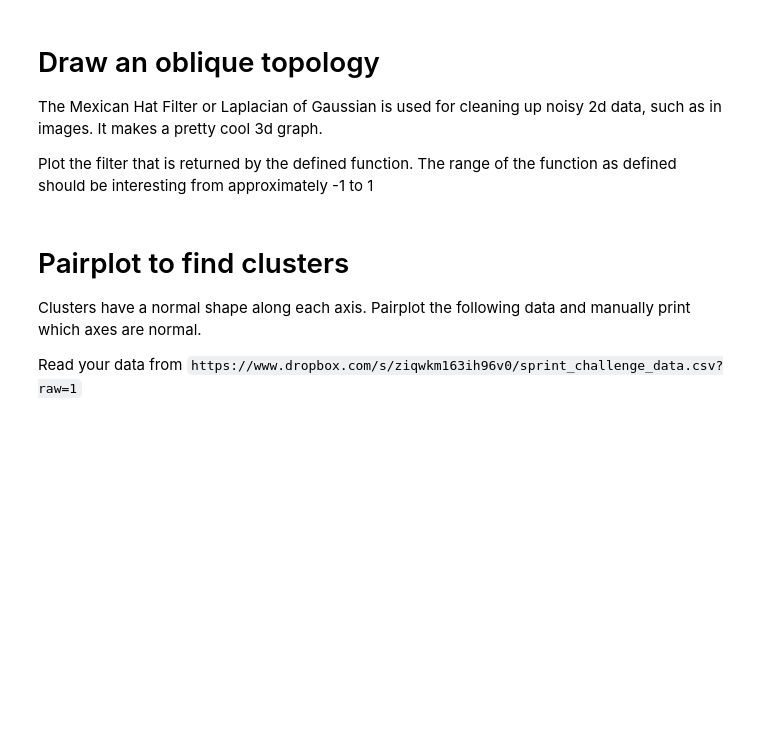
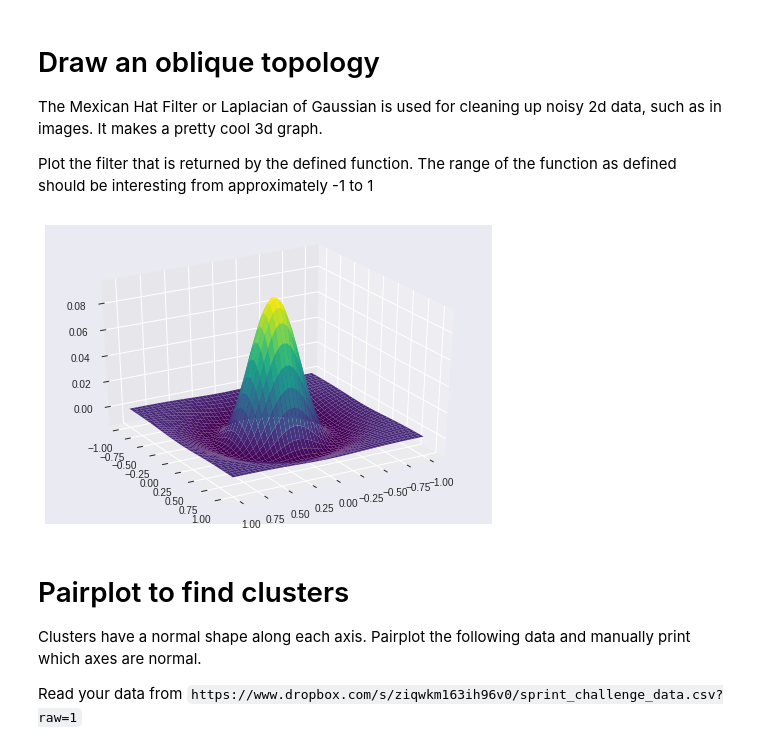
Before and after one commit to schwaaweb/aimlds1_02, a Jupyter notebook: F02_SC--DJ--Data_Week_Sprint_Challenge.ipynb, the cells around one changed output. Cells and saved outputs as stored; diff of their text form; code cells hidden in the pictures; blank space fills up the shorter version.

```diff
--- a/F02_SC--DJ--Data_Week_Sprint_Challenge.ipynb
+++ b/F02_SC--DJ--Data_Week_Sprint_Challenge.ipynb
@@ -104,12 +197,23 @@ Plot the filter that is returned by the defined function. The range of the funct
 # %%
 def laplacian_of_gaussian(x,y):
     sigma = 0.3
     return 1/np.pi*sigma * (1-0.5*((x**2 + y**2)/sigma**2)) * np.exp(-((x**2+y**2)/(2*sigma**2)))
 
 import matplotlib.pyplot as plt
 from mpl_toolkits import mplot3d
 
+
+x = np.linspace(-1, 1, 50)
+y = np.linspace(-1, 1, 40)
+
+X, Y = np.meshgrid(x, y)
+Z = laplacian_of_gaussian(X, Y)
+
 ax = plt.axes(projection='3d')
+ax.plot_surface(X, Y, Z, rstride=1, cstride=1, cmap='viridis', edgecolor='none');
+ax.view_init(30, 60)
+# %% [output]
+[figure, added]
 # %% [markdown]
 # Pairplot to find clusters
 
```
Also changed, not shown: parts of 10 cells of this notebook.
